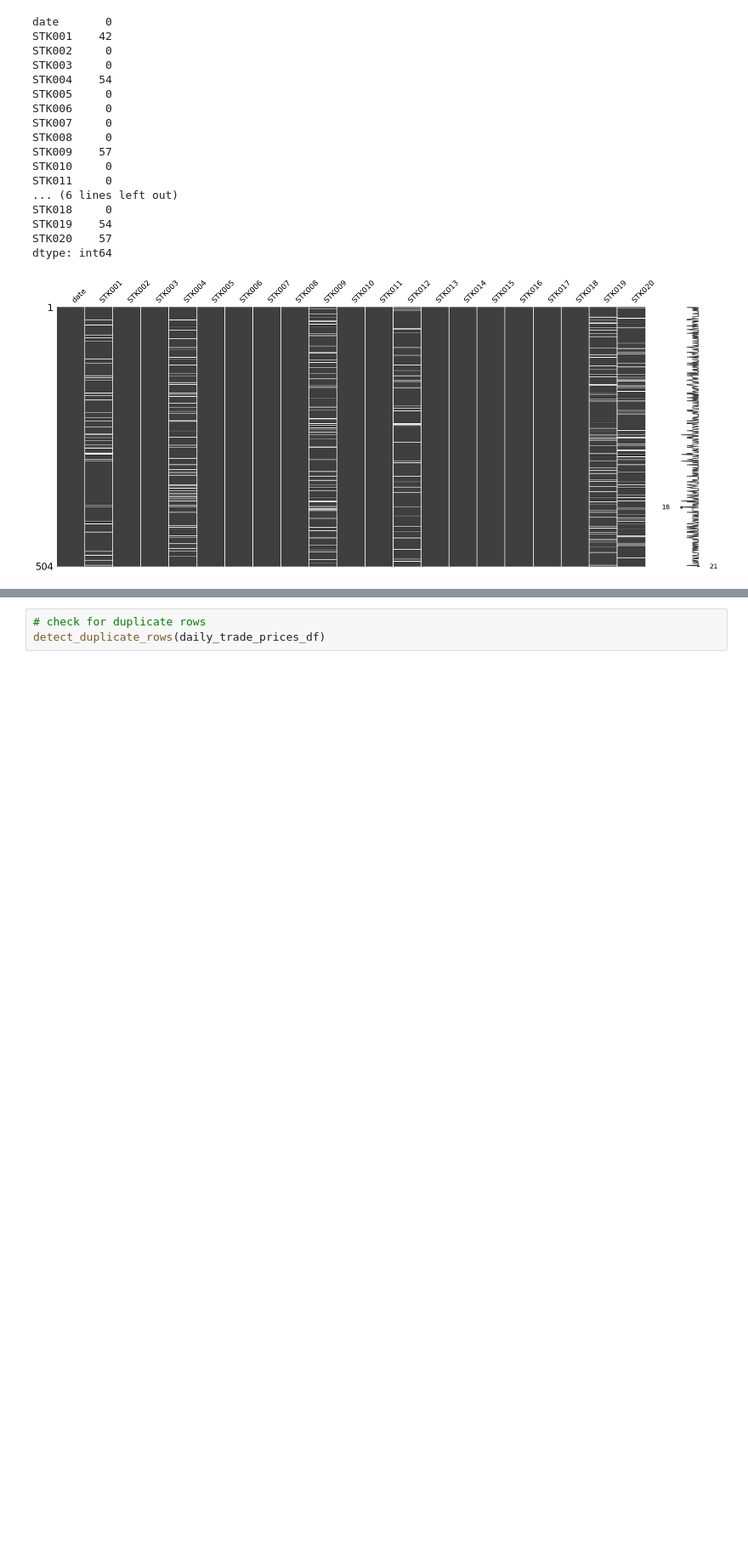
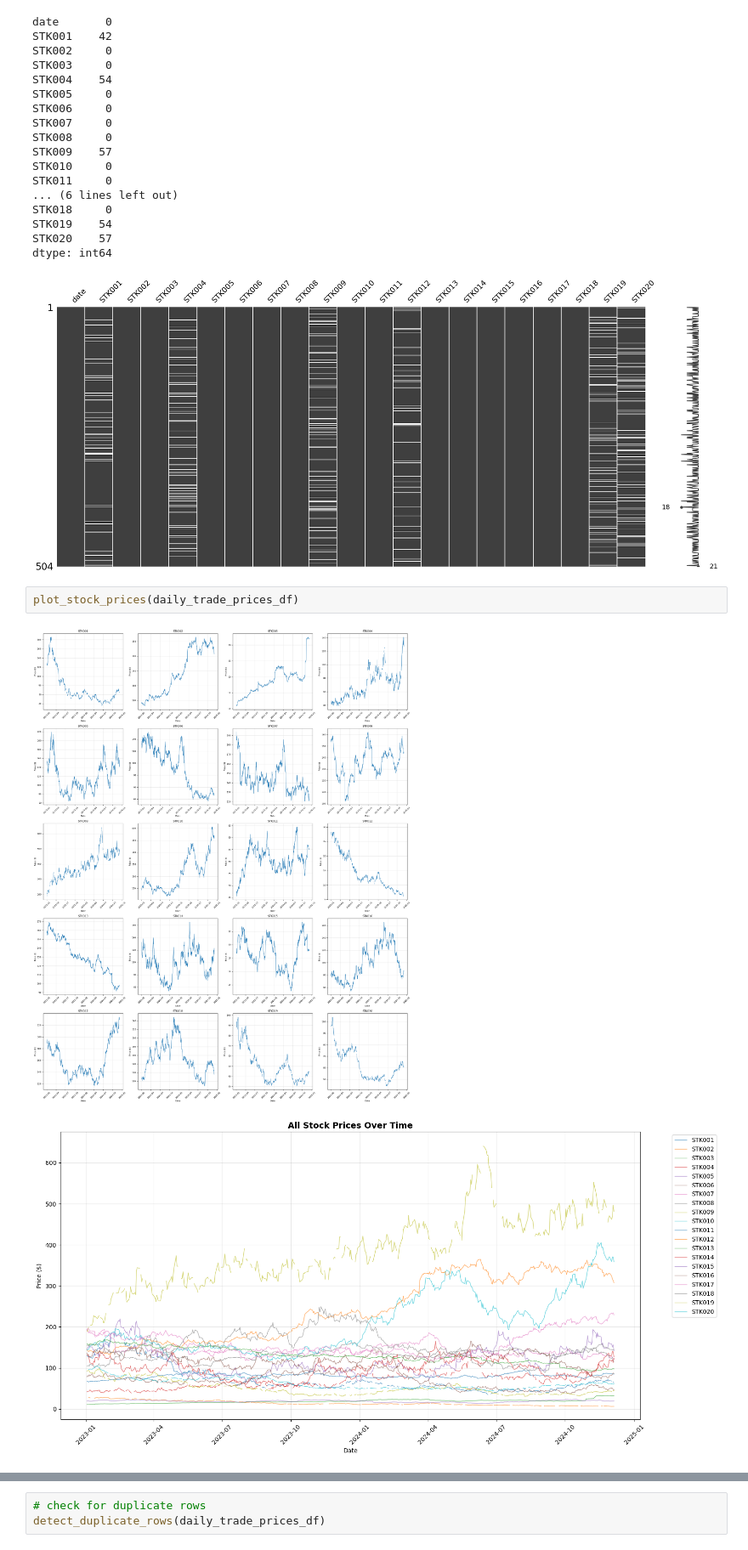
Before and after one commit to Talaat-jr/Real-Time_Stock_Portfolio_Analytics, a Jupyter notebook: notebook/data_preprocessing.ipynb, the cells around one changed output, grey strips where cells are left out. Shown at 85% size. Saved outputs shown, nothing was run; the diff lists cells and outputs as text; blank space fills up the shorter version.

```diff
--- a/notebook/data_preprocessing.ipynb
+++ b/notebook/data_preprocessing.ipynb
@@ -105,3 +172,8 @@ STK019    54
 STK020    57
 dtype: int64
 [figure]
+# %%
+plot_stock_prices(daily_trade_prices_df)
+# %% [output]
+[figure, added]
+[figure, added]
```
Also changed, not shown: parts of 49 cells of this notebook, 3 other files.
